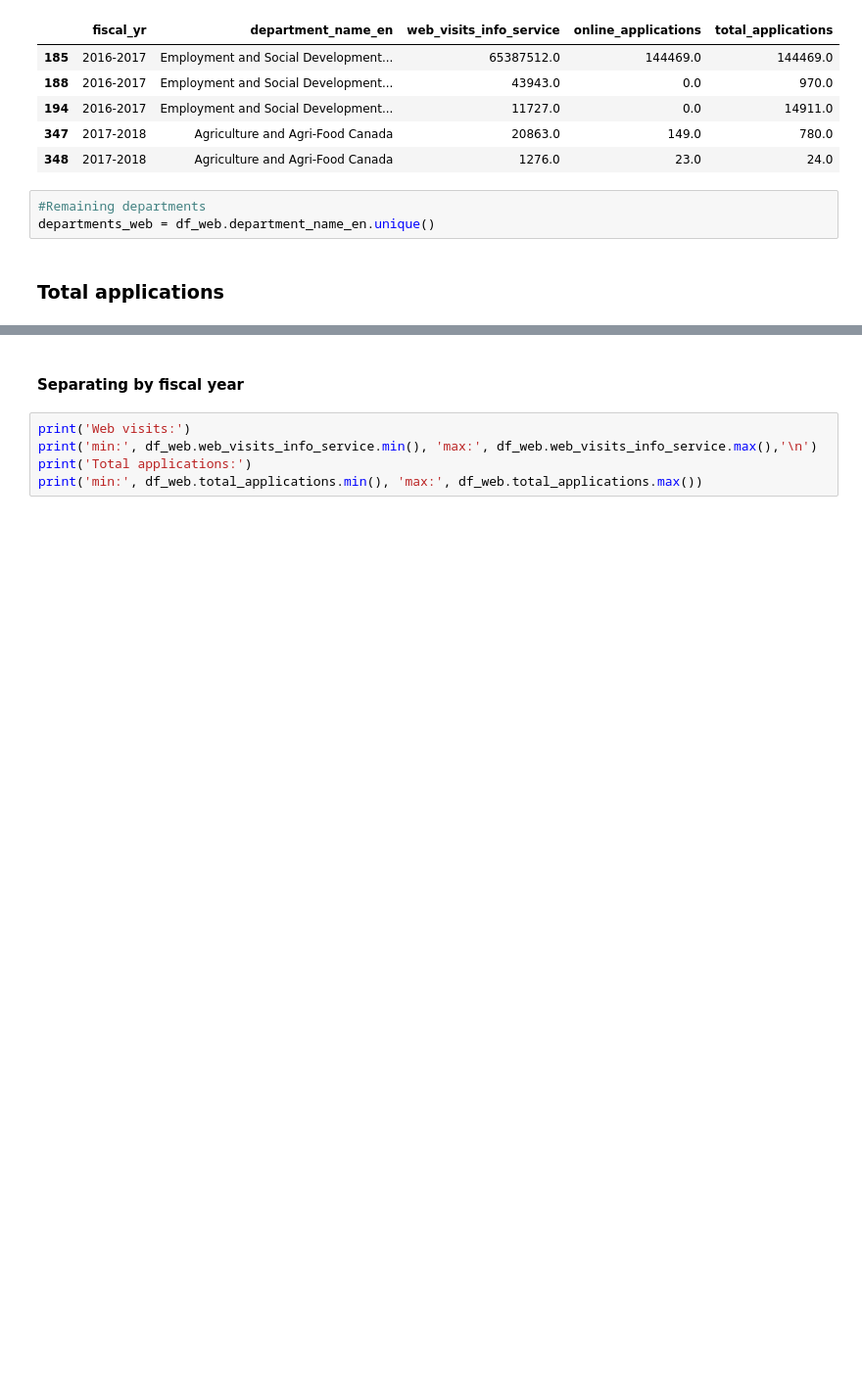
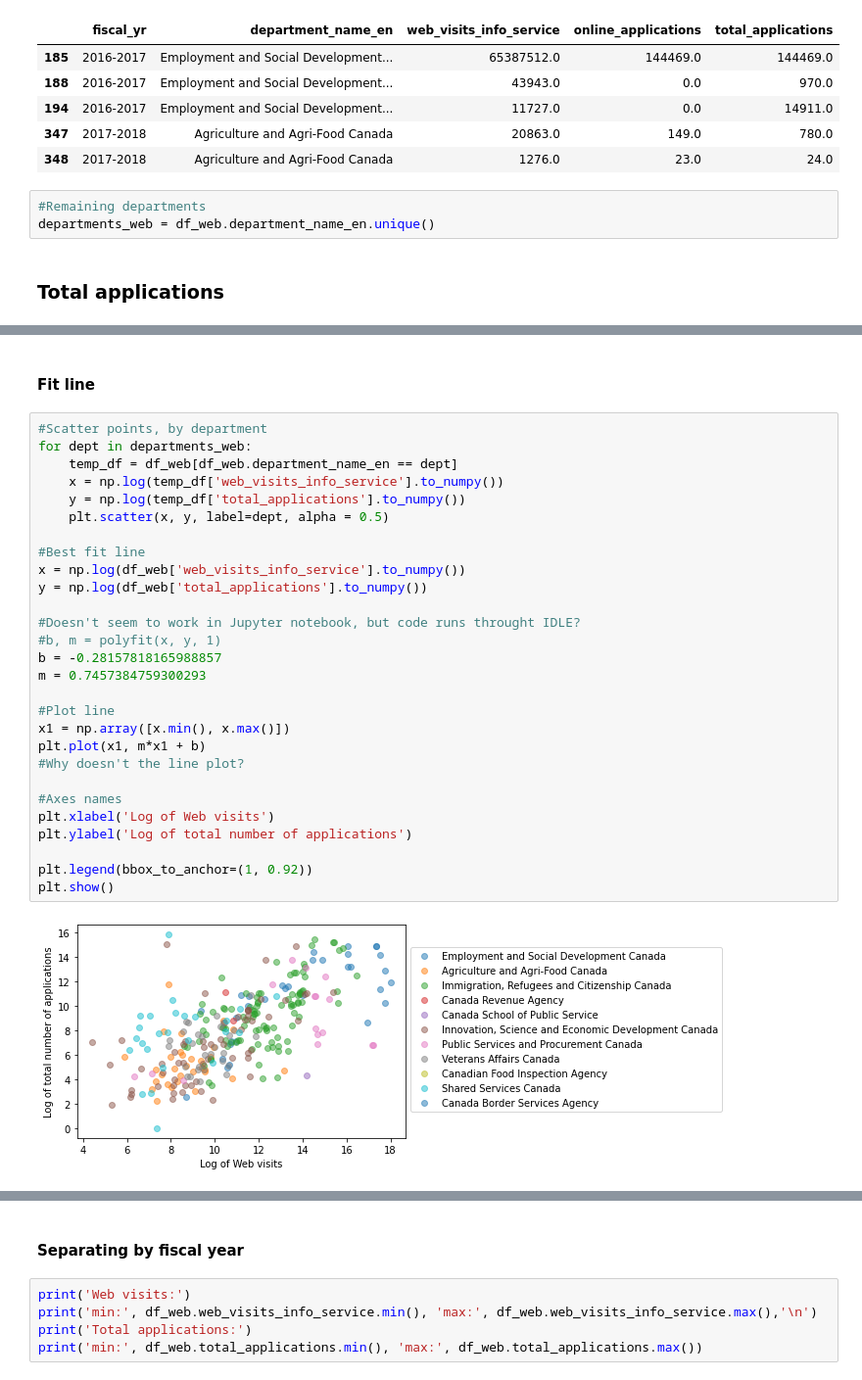
Before and after one commit to d-ta/GC-Service-Inventory-EDA, a Jupyter notebook: GC Service Inventory_DJ.ipynb, the cells around one changed output, grey strips where cells are left out. Shown at 98% size. Drawn from its saved outputs; the diff is of its cells as text; blank space fills up the shorter version.

Commit message:
Line not plotting in notebook. Added graph in Web_total.png

```diff
--- a/GC Service Inventory_DJ.ipynb
+++ b/GC Service Inventory_DJ.ipynb
@@ -182,3 +183,35 @@ plt.legend(bbox_to_anchor=(1, 0.92))
 plt.show()
 # %% [output]
 [figure]
+# %% [markdown]
+#### Fit line
+# %%
+#Scatter points, by department
+for dept in departments_web:
+    temp_df = df_web[df_web.department_name_en == dept]
+    x = np.log(temp_df['web_visits_info_service'].to_numpy())
+    y = np.log(temp_df['total_applications'].to_numpy())
+    plt.scatter(x, y, label=dept, alpha = 0.5)
+
+#Best fit line
+x = np.log(df_web['web_visits_info_service'].to_numpy())
+y = np.log(df_web['total_applications'].to_numpy())
+
+#Doesn't seem to work in Jupyter notebook, but code runs throught IDLE?
+#b, m = polyfit(x, y, 1)
+b = -0.28157818165988857
+m = 0.7457384759300293
+
+#Plot line
+x1 = np.array([x.min(), x.max()])
+plt.plot(x1, m*x1 + b)
+#Why doesn't the line plot?
+
+#Axes names
+plt.xlabel('Log of Web visits')
+plt.ylabel('Log of total number of applications')
+
+plt.legend(bbox_to_anchor=(1, 0.92))
+plt.show()
+# %% [output]
+[figure, added]
```
Also changed, not shown: parts of 6 cells of this notebook, 1 other file.
